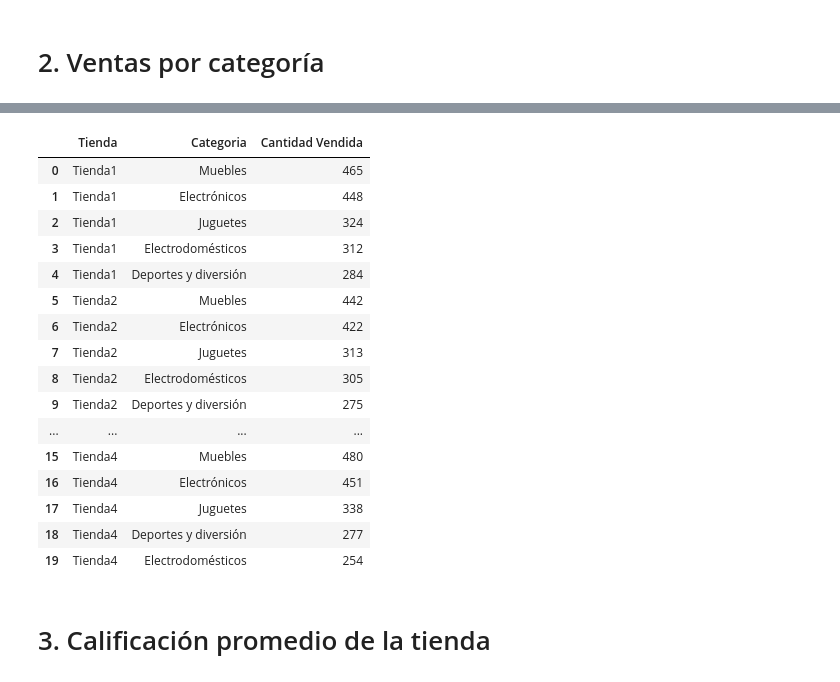
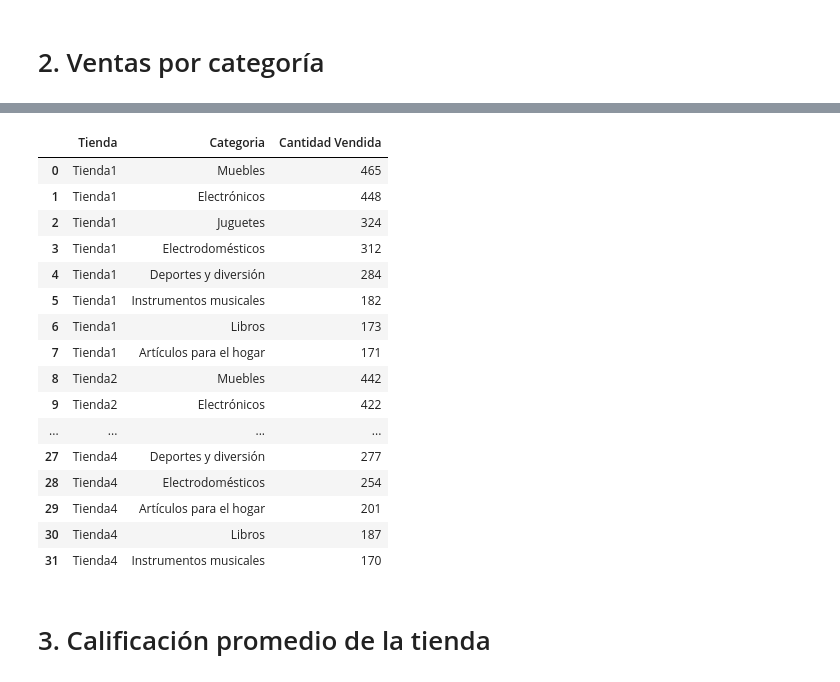
Before and after one commit to yaramirezte/Python-para-Data-Science-Challenge-AluraStore, a Jupyter notebook: AluraStoreLatam.ipynb, the cells around one changed output, grey strips where cells are left out. Cells and saved outputs as stored; diff of their text form; code cells hidden in the pictures.

```diff
--- a/AluraStoreLatam.ipynb
+++ b/AluraStoreLatam.ipynb
@@ -489,31 +407,31 @@ ingresos_totales
 # %%
 resultados =[]
 for i, x in enumerate([tienda1,tienda2,tienda3,tienda4], start=1):
-  top5 =x['Categoría del Producto'].value_counts().head(5)
+  top5 =x['Categoría del Producto'].value_counts()
   for categoria, cantidad in top5.items():
     resultados.append({'Tienda': f'Tienda{i}',
                        'Categoria': categoria,
                        'Cantidad Vendida': cantidad})
 Ventas_por_categoria = pd.DataFrame(resultados)
 Ventas_por_categoria
 # %% [output]
 |  | Tienda | Categoria | Cantidad Vendida |
 | 0 | Tienda1 | Muebles | 465 |
 | 1 | Tienda1 | Electrónicos | 448 |
 | 2 | Tienda1 | Juguetes | 324 |
 | 3 | Tienda1 | Electrodomésticos | 312 |
 | 4 | Tienda1 | Deportes y diversión | 284 |
-| 5 | Tienda2 | Muebles | 442 |
-| 6 | Tienda2 | Electrónicos | 422 |
-| 7 | Tienda2 | Juguetes | 313 |
-| 8 | Tienda2 | Electrodomésticos | 305 |
-| 9 | Tienda2 | Deportes y diversión | 275 |
+| 5 | Tienda1 | Instrumentos musicales | 182 |
+| 6 | Tienda1 | Libros | 173 |
+| 7 | Tienda1 | Artículos para el hogar | 171 |
+| 8 | Tienda2 | Muebles | 442 |
+| 9 | Tienda2 | Electrónicos | 422 |
 | ... | ... | ... | ... |
-| 15 | Tienda4 | Muebles | 480 |
-| 16 | Tienda4 | Electrónicos | 451 |
-| 17 | Tienda4 | Juguetes | 338 |
-| 18 | Tienda4 | Deportes y diversión | 277 |
-| 19 | Tienda4 | Electrodomésticos | 254 |
+| 27 | Tienda4 | Deportes y diversión | 277 |
+| 28 | Tienda4 | Electrodomésticos | 254 |
+| 29 | Tienda4 | Artículos para el hogar | 201 |
+| 30 | Tienda4 | Libros | 187 |
+| 31 | Tienda4 | Instrumentos musicales | 170 |
 # %% [markdown]
 # 3. Calificación promedio de la tienda
 # %%
```
Also changed, not shown: parts of 46 cells of this notebook.
